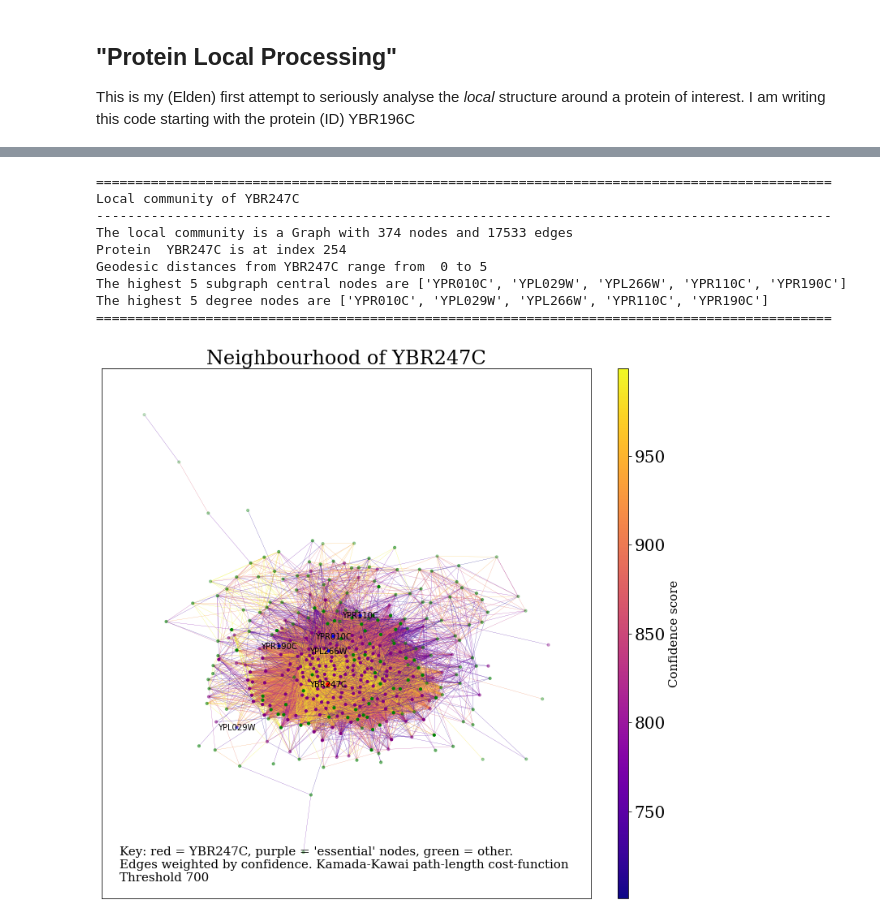
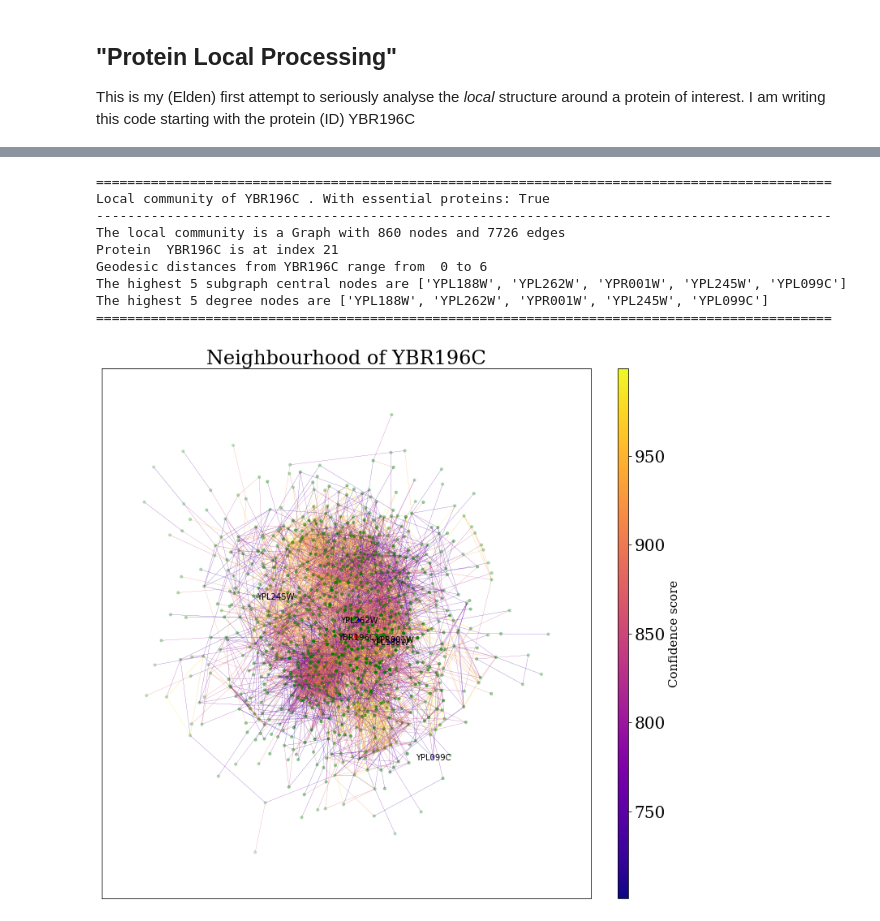
Before and after one commit to xdimos/Group-D-3888-Project, a Jupyter notebook: Protein Local Processing.ipynb, the cells around one changed output, grey strips where cells are left out. Cells and saved outputs as stored; diff of their text form; code cells hidden in the pictures.

```diff
--- a/Protein Local Processing.ipynb
+++ b/Protein Local Processing.ipynb
@@ -26,7 +26,7 @@ font = {'family' : 'serif',
 plt.rc('font', **font)
 
 # THE PROTEIN OF INTEREST ================================#
-this_protein = 'YBR247C';                                 #
+this_protein = 'YBR196C';                                 #
 # ========================================================#
 
 long_outputs = True;
@@ -108,6 +111,26 @@ YBR247C is in community c = 8
 # %%
+"""Display network with metrics"""
+
 # Take the network of just the community of the protein of interest
 protein_comm_network = nu.cutdown_network(G, protein_comm)
+
+removing_ess = True
+
+if (removing_ess):
+    # Let's try removing the essential nodes and plotting again:
+    non_ess_comm_network = protein_comm_network.copy();
+
+    this_node_list = list(protein_comm_network.nodes);
+
+    trimmed_ess_list = [p for p in ess_list if p != this_protein]
+
+    for ess_prot in trimmed_ess_list:
+        if (ess_prot in this_node_list):
+            non_ess_comm_network.remove_node(ess_prot)
+
+    non_ess_index_of_protein = list(non_ess_comm_network.nodes).index(this_protein);
+
+    protein_comm_network = non_ess_comm_network.copy();
 
 
 
@@ -123,7 +146,10 @@ index_of_protein = list(protein_comm_network.nodes).index(this_protein);
 path_lens = [];
 this_node_list = list(protein_comm_network.nodes);
 for i in range(len(protein_comm_network.nodes)):
-    path_len = nx.shortest_path_length(protein_comm_network, source=this_node_list[i], target=this_protein);
+    try: # just to handle disconnected
+        path_len = nx.shortest_path_length(protein_comm_network, source=this_node_list[i], target=this_protein);
+    except:
+        path_len = 1.5 # "disconnected"
     path_lens.append(path_len);
 
 
@@ -140,7 +166,7 @@ high_degree_nodes = sorted(degree_dict,key=lambda x: x[1], reverse=True)[:5]
 # Text out:
 print(" ")
 print("==============================================================================================")
-print("Local community of", this_protein)
+print("Local community of", this_protein, ". With essential proteins:", removing_ess)
 print("----------------------------------------------------------------------------------------------")
 print("The local community is a", protein_comm_network)
 print('Protein ', this_protein, 'is at index', index_of_protein);
@@ -160,44 +186,44 @@ my_colors = nu.value_lambda_result(
     [lambda p: p == this_protein, lambda p: p in subgraph_central_nodes, lambda p: p in ess_list], # tests
     ['red','blue','purple'], # results
     default = 'green');
 
 my_sizes = nu.value_lambda_result(
     list(protein_comm_network.nodes), # values
     [lambda p: p == this_protein, lambda p: p in ess_list], #
     [20,10], # results
     default = 10);
 
 my_alpha = nu.value_lambda_result(
     list(protein_comm_network.nodes), # values
     [lambda p: p != this_protein], # test
-    [lambda p: 1/(nx.shortest_path_length(protein_comm_network, source=p, target=this_protein))], # results
+    [lambda p: 1/path_lens[this_node_list.index(p)]],
+    #[lambda p: 1/(nx.shortest_path_length(protein_comm_network, source=p, target=this_protein))], # results
     default = 1);
 # for some reason this is dividing by zero without the +0.1... shouldn't the lambda fix that?
 
 my_labels = nu.value_lambda_result(
     list(protein_comm_network.nodes), # values
     [lambda p: p == this_protein or p in subgraph_central_nodes], # test
     [lambda p: p], # results
     default = "");
 
 
-
 # Draw the network
 nu.my_draw(protein_comm_network, kkl=True, node_color=my_colors, node_size=my_sizes, alpha=my_alpha,
-        key_text="Key: red = "+this_protein+", purple = 'essential' nodes, green = other. "+
-        "\nEdges weighted by confidence. Kamada-Kawai path-length cost-function \nThreshold "+str(threshold_score),
+        #key_text="Key: red = "+this_protein+", purple = 'essential' nodes, green = other. "+
+        #"\nEdges weighted by confidence. Kamada-Kawai path-length cost-function \nThreshold "+str(threshold_score),
         title_text="Neighbourhood of "+this_protein, with_labels=True, labels=my_labels);
 # %% [output]
 ==============================================================================================
-Local community of YBR247C
+Local community of YBR196C . With essential proteins: True
 ----------------------------------------------------------------------------------------------
-The local community is a Graph with 374 nodes and 17533 edges
-Protein  YBR247C is at index 254
-Geodesic distances from YBR247C range from  0 to 5
-The highest 5 subgraph central nodes are ['YPR010C', 'YPL029W', 'YPL266W', 'YPR110C', 'YPR190C']
-The highest 5 degree nodes are ['YPR010C', 'YPL029W', 'YPL266W', 'YPR110C', 'YPR190C']
+The local community is a Graph with 860 nodes and 7726 edges
+Protein  YBR196C is at index 21
+Geodesic distances from YBR196C range from  0 to 6
+The highest 5 subgraph central nodes are ['YPL188W', 'YPL262W', 'YPR001W', 'YPL245W', 'YPL099C']
+The highest 5 degree nodes are ['YPL188W', 'YPL262W', 'YPR001W', 'YPL245W', 'YPL099C']
 ==============================================================================================
-[figure, old version]
+[figure, new version]
 # %%
 """Some plots and structural analysis of this community"""
 
```
Also changed, not shown: parts of 3 cells of this notebook, 1 other file.
